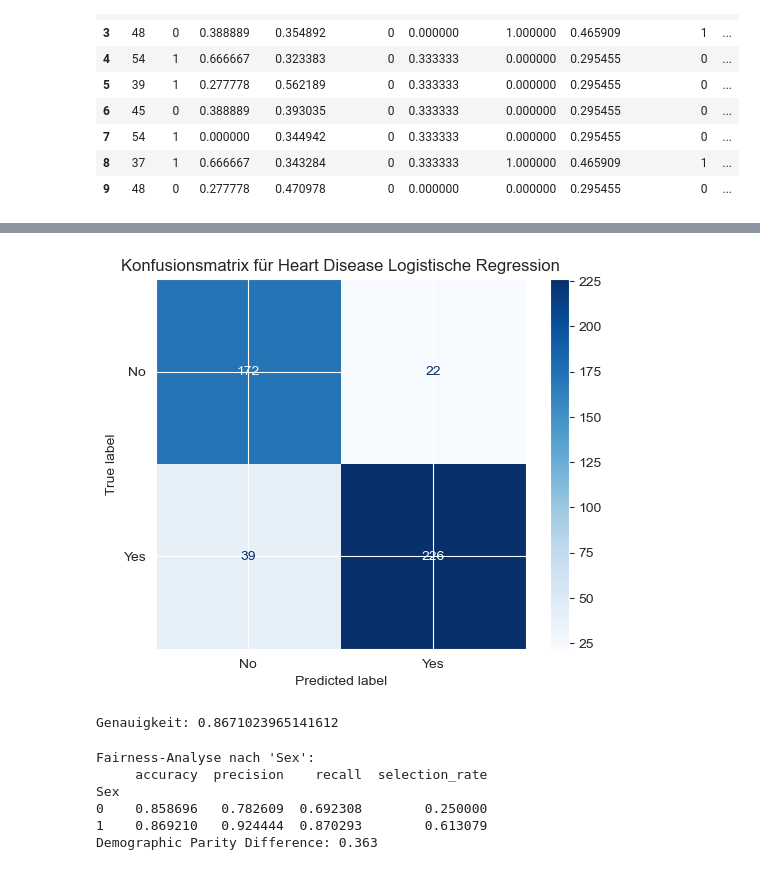
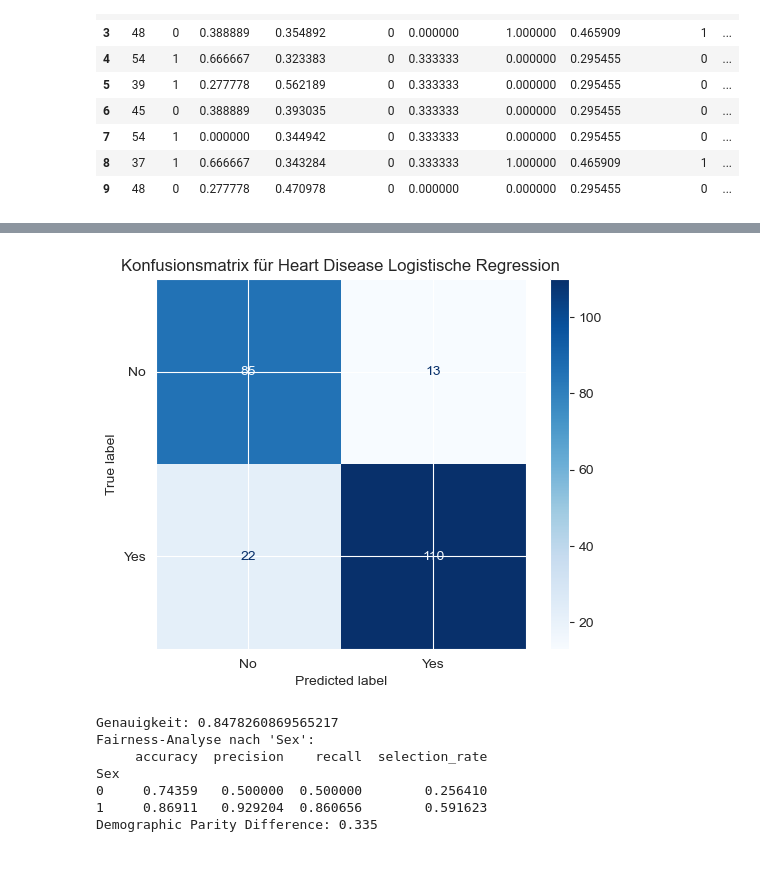
Before and after one commit to ManaTrooo/Asai-Projekt, a Jupyter notebook: DataSet_2.ipynb, the cells around one changed output, grey strips where cells are left out. Drawn from its saved outputs; the diff is of its cells as text; code cells hidden in the pictures.

```diff
--- a/DataSet_2.ipynb
+++ b/DataSet_2.ipynb
@@ -1081,67 +1043,51 @@ ChestPainType_ATA: 0.0065 ± 0.0078
 # %%
-#logisticRegeression
+#logisticRegeression balanced
 from sklearn.model_selection import train_test_split
 from sklearn.linear_model import LogisticRegression
-
-#X = df.drop('HeartDisease', axis=1)
-X = df.drop(columns=['HeartDisease', 'Age', 'Cholesterol'])
-X = pd.get_dummies(X, drop_first=True)
-
-y = df['HeartDisease']
-
-X_train, X_test, y_train, y_test = train_test_split(
-    X, y, test_size=0.5, random_state=42
-)
 
 modelLogistic = LogisticRegression(max_iter=1000,class_weight='balanced')
 modelLogistic.fit(X_train, y_train)
 
 y_pred = modelLogistic.predict(X_test)
 
 cm = confusion_matrix(y_test, y_pred)
 
 disp = ConfusionMatrixDisplay(confusion_matrix=cm, display_labels=['No', 'Yes'])
 disp.plot(cmap='Blues')
 plt.title('Konfusionsmatrix für Heart Disease Logistische Regression')
 plt.show()
 
 accuracy = accuracy_score(y_test, y_pred)
 print("Genauigkeit:", accuracy)
+
+#Fariness:
+
+# Sensitives Merkmal extrahieren (Sex)
+sensitive_feature = df.loc[X_test.index, "Sex"]  # 0 = Female, 1 = Male
+
+# MetricFrame mit Gruppenvergleich
+metrics = {
+    "accuracy": accuracy_score,
+    "precision": precision_score,
+    "recall": recall_score,
+    "selection_rate": selection_rate
+}
+
+frame = MetricFrame(metrics=metrics, y_true=y_test, y_pred=y_pred, sensitive_features=sensitive_feature)
+
+print("Fairness-Analyse nach 'Sex':")
+print(frame.by_group)
+
+dp_diff = demographic_parity_difference(y_test, y_pred, sensitive_features=sensitive_feature)
+print(f"Demographic Parity Difference: {dp_diff:.3f}")
 # %% [output]
-[figure, old version]
+[figure, new version]
-Genauigkeit: 0.8671023965141612
+Genauigkeit: 0.8478260869565217
+Fairness-Analyse nach 'Sex':
+     accuracy  precision    recall  selection_rate
+Sex
+0     0.74359   0.500000  0.500000        0.256410
+1     0.86911   0.929204  0.860656        0.591623
+Demographic Parity Difference: 0.335
-# %%
-from sklearn.metrics import precision_score, recall_score
-from fairlearn.metrics import MetricFrame, selection_rate, demographic_parity_difference
-
-
-# Wiederhole Vorhersagen
-y_pred = modelLogistic.predict(X_test)
-
-# Sensitives Merkmal extrahieren (Sex)
-sensitive_feature = df.loc[X_test.index, "Sex"]  # 0 = Female, 1 = Male
-
-# MetricFrame mit Gruppenvergleich
-metrics = {
-    "accuracy": accuracy_score,
-    "precision": precision_score,
-    "recall": recall_score,
-    "selection_rate": selection_rate
-}
-
-frame = MetricFrame(metrics=metrics, y_true=y_test, y_pred=y_pred, sensitive_features=sensitive_feature)
-
-print("Fairness-Analyse nach 'Sex':")
-print(frame.by_group)
-
-dp_diff = demographic_parity_difference(y_test, y_pred, sensitive_features=sensitive_feature)
-print(f"Demographic Parity Difference: {dp_diff:.3f}")
-# %% [output]
-Fairness-Analyse nach 'Sex':
-     accuracy  precision    recall  selection_rate
-Sex
-0    0.858696   0.782609  0.692308        0.250000
-1    0.869210   0.924444  0.870293        0.613079
-Demographic Parity Difference: 0.363
 # %%
 #lr mit oversampling der Frauen +balanded
```
Also changed, not shown: parts of 16 cells of this notebook.
